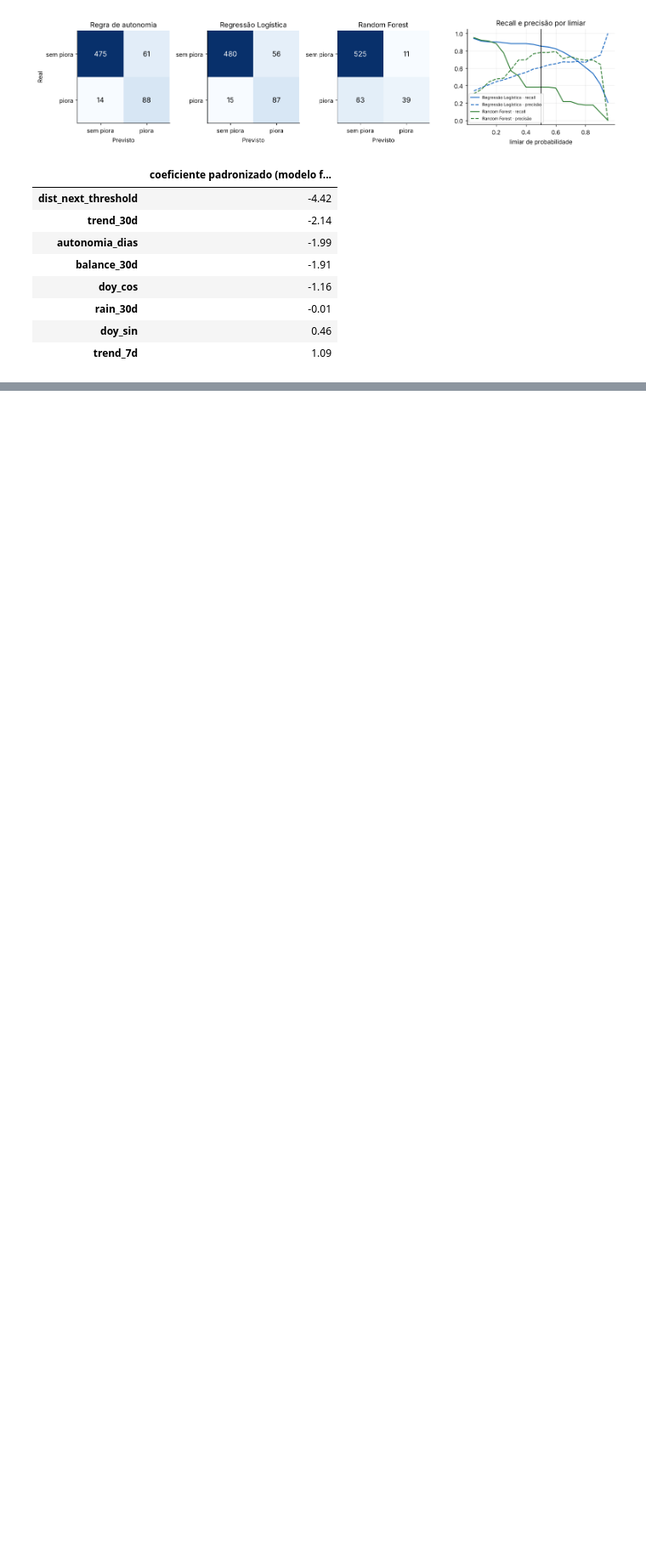
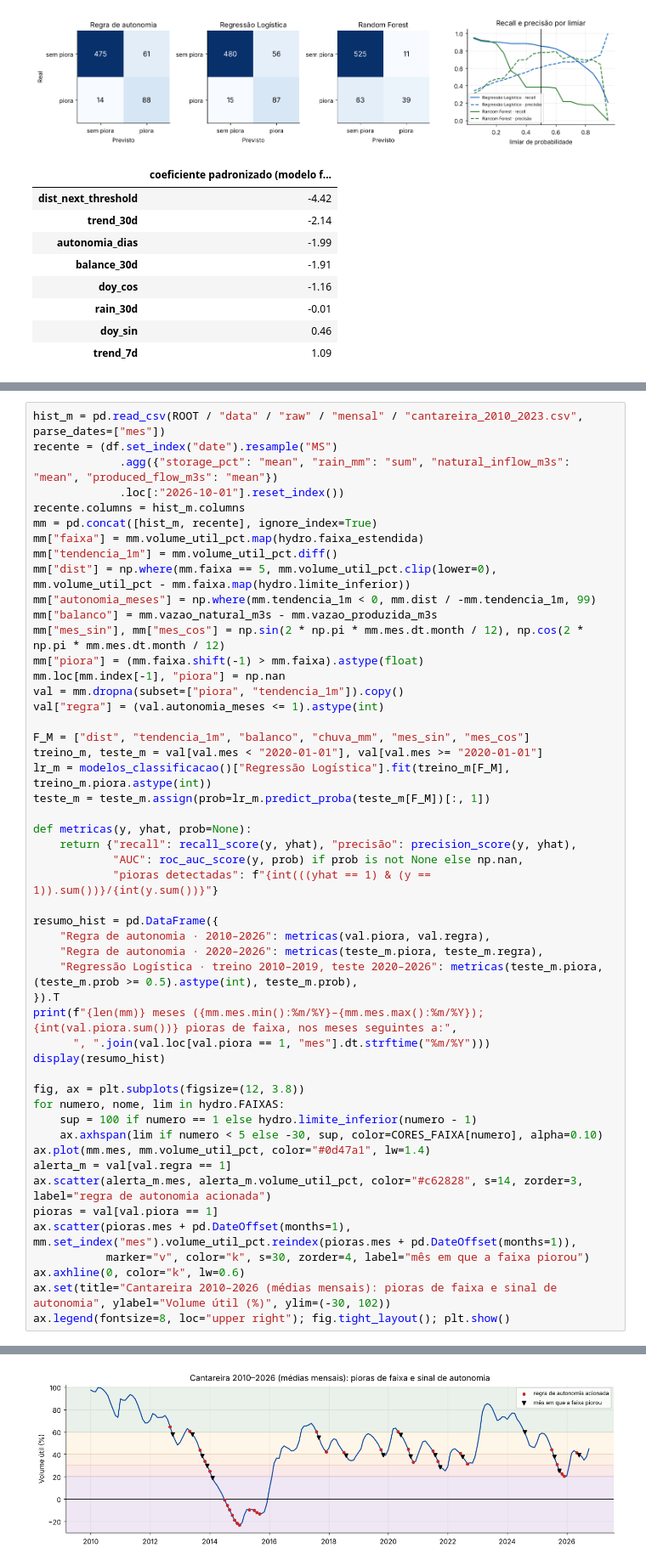
Before and after one commit to JoaoVictorAAbreu-Dev/gs-2026-dsa, a Jupyter notebook: notebooks/analise_risco_hidrico_cantareira.ipynb, the cells around one changed output, grey strips where cells are left out. Shown at 85% size. Cells and saved outputs as stored; diff of their text form; blank space fills up the shorter version.

```diff
--- a/notebooks/analise_risco_hidrico_cantareira.ipynb
+++ b/notebooks/analise_risco_hidrico_cantareira.ipynb
@@ -459,0 +493,51 @@ O nível de alerta combina a faixa oficial com a antecipação do modelo:
+# %%
+hist_m = pd.read_csv(ROOT / "data" / "raw" / "mensal" / "cantareira_2010_2023.csv", parse_dates=["mes"])
+recente = (df.set_index("date").resample("MS")
+             .agg({"storage_pct": "mean", "rain_mm": "sum", "natural_inflow_m3s": "mean", "produced_flow_m3s": "mean"})
+             .loc[:"2026-10-01"].reset_index())
+recente.columns = hist_m.columns
+mm = pd.concat([hist_m, recente], ignore_index=True)
+mm["faixa"] = mm.volume_util_pct.map(hydro.faixa_estendida)
+mm["tendencia_1m"] = mm.volume_util_pct.diff()
+mm["dist"] = np.where(mm.faixa == 5, mm.volume_util_pct.clip(lower=0), mm.volume_util_pct - mm.faixa.map(hydro.limite_inferior))
+mm["autonomia_meses"] = np.where(mm.tendencia_1m < 0, mm.dist / -mm.tendencia_1m, 99)
+mm["balanco"] = mm.vazao_natural_m3s - mm.vazao_produzida_m3s
+mm["mes_sin"], mm["mes_cos"] = np.sin(2 * np.pi * mm.mes.dt.month / 12), np.cos(2 * np.pi * mm.mes.dt.month / 12)
+mm["piora"] = (mm.faixa.shift(-1) > mm.faixa).astype(float)
+mm.loc[mm.index[-1], "piora"] = np.nan
+val = mm.dropna(subset=["piora", "tendencia_1m"]).copy()
+val["regra"] = (val.autonomia_meses <= 1).astype(int)
+
+F_M = ["dist", "tendencia_1m", "balanco", "chuva_mm", "mes_sin", "mes_cos"]
+treino_m, teste_m = val[val.mes < "2020-01-01"], val[val.mes >= "2020-01-01"]
+lr_m = modelos_classificacao()["Regressão Logística"].fit(treino_m[F_M], treino_m.piora.astype(int))
+teste_m = teste_m.assign(prob=lr_m.predict_proba(teste_m[F_M])[:, 1])
+
+def metricas(y, yhat, prob=None):
+    return {"recall": recall_score(y, yhat), "precisão": precision_score(y, yhat),
+            "AUC": roc_auc_score(y, prob) if prob is not None else np.nan,
+            "pioras detectadas": f"{int(((yhat == 1) & (y == 1)).sum())}/{int(y.sum())}"}
+
+resumo_hist = pd.DataFrame({
+    "Regra de autonomia · 2010–2026": metricas(val.piora, val.regra),
+    "Regra de autonomia · 2020–2026": metricas(teste_m.piora, teste_m.regra),
+    "Regressão Logística · treino 2010–2019, teste 2020–2026": metricas(teste_m.piora, (teste_m.prob >= 0.5).astype(int), teste_m.prob),
+}).T
+print(f"{len(mm)} meses ({mm.mes.min():%m/%Y}–{mm.mes.max():%m/%Y}); {int(val.piora.sum())} pioras de faixa, nos meses seguintes a:",
+      ", ".join(val.loc[val.piora == 1, "mes"].dt.strftime("%m/%Y")))
+display(resumo_hist)
+
+fig, ax = plt.subplots(figsize=(12, 3.8))
+for numero, nome, lim in hydro.FAIXAS:
+    sup = 100 if numero == 1 else hydro.limite_inferior(numero - 1)
+    ax.axhspan(lim if numero < 5 else -30, sup, color=CORES_FAIXA[numero], alpha=0.10)
+ax.plot(mm.mes, mm.volume_util_pct, color="#0d47a1", lw=1.4)
+alerta_m = val[val.regra == 1]
+ax.scatter(alerta_m.mes, alerta_m.volume_util_pct, color="#c62828", s=14, zorder=3, label="regra de autonomia acionada")
+pioras = val[val.piora == 1]
+ax.scatter(pioras.mes + pd.DateOffset(months=1), mm.set_index("mes").volume_util_pct.reindex(pioras.mes + pd.DateOffset(months=1)),
+           marker="v", color="k", s=30, zorder=4, label="mês em que a faixa piorou")
+ax.axhline(0, color="k", lw=0.6)
+ax.set(title="Cantareira 2010–2026 (médias mensais): pioras de faixa e sinal de autonomia", ylabel="Volume útil (%)", ylim=(-30, 102))
+ax.legend(fontsize=8, loc="upper right"); fig.tight_layout(); plt.show()
+# %% [output]
@@ -459,0 +549 @@ O nível de alerta combina a faixa oficial com a antecipação do modelo:
+[figure, added]
```
Also changed, not shown: parts of 12 cells of this notebook, 11 other files.
